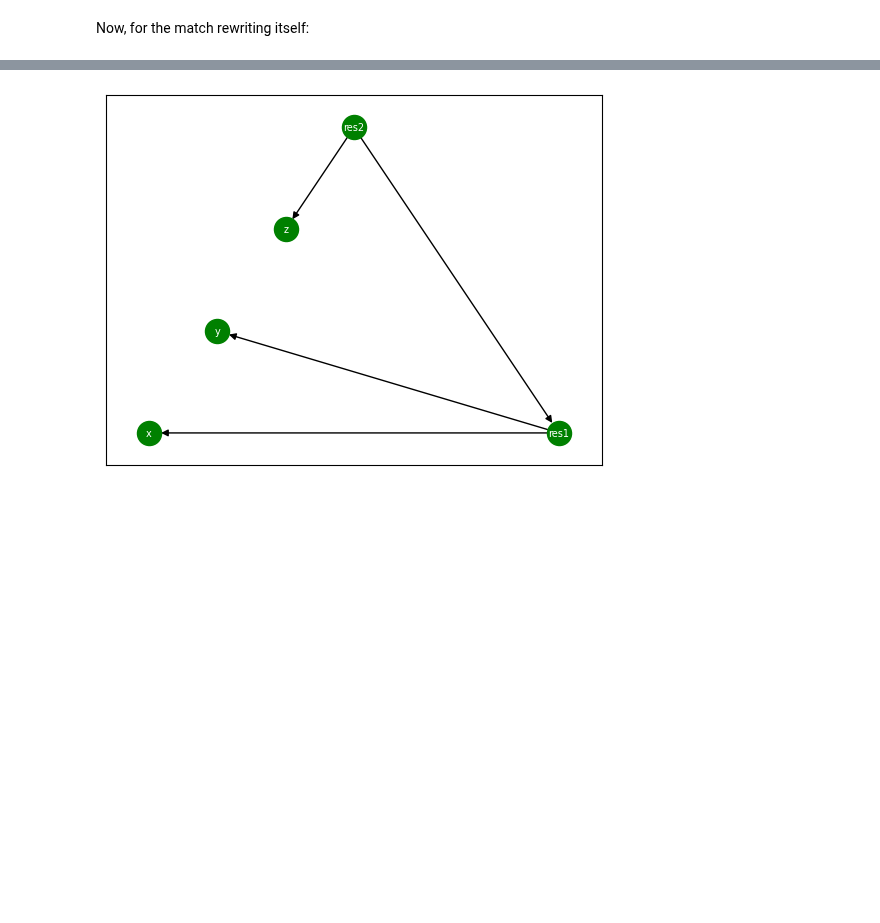
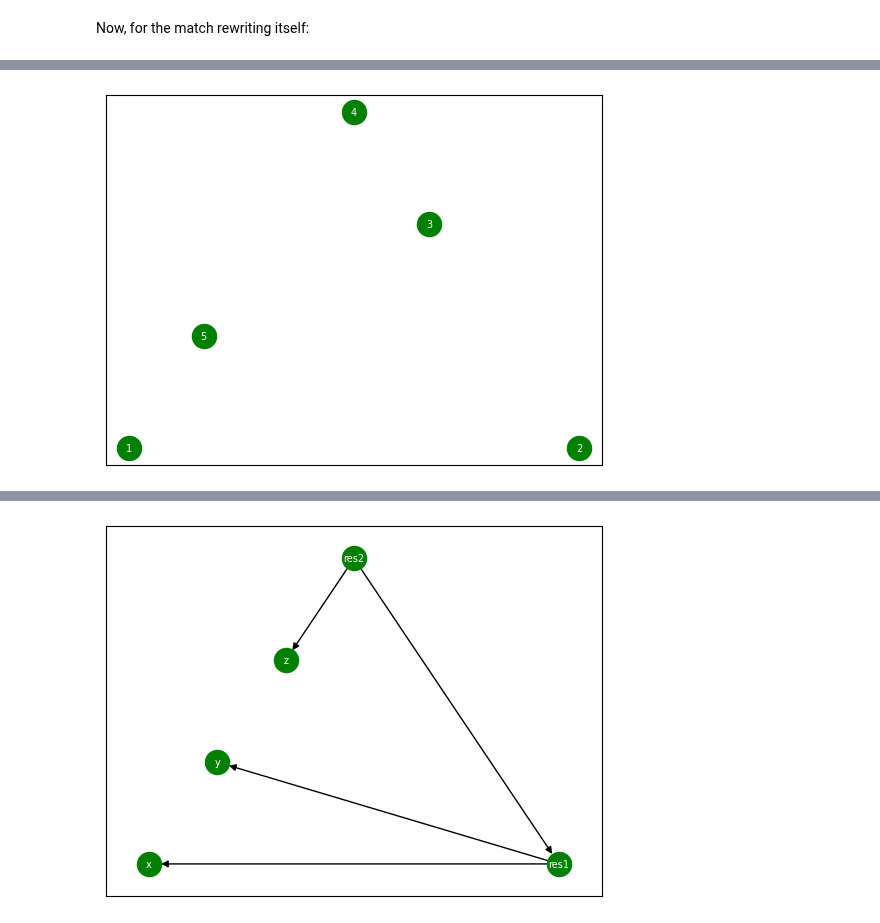
Before and after one commit to DeanLight/graph_rewrite, a Jupyter notebook: nbs/06_transform.ipynb, the cells around one changed output, grey strips where cells are left out. Drawn from its saved outputs; the diff is of its cells as text; code cells hidden in the pictures; blank space fills up the shorter version.

```diff
--- a/nbs/06_transform.ipynb
+++ b/nbs/06_transform.ipynb
@@ -645,0 +656,15 @@ TODO: This section will have more unit-tests.
+# %%
+""" remove all edges.
+recursive so there won't be a corrupted match after deletion -
+in which the edges are already deleted
+"""
+input_graph = g.copy()
+matches = rewrite(input_graph,
+        lhs='a->b; a->c', p='a;b;c', is_recursive=True)
+for match in matches:
+    pass
+
+assert not input_graph.edges
+_plot_graph(input_graph)
+# %% [output]
+[figure, added]
```
Also changed, not shown: parts of 75 cells of this notebook, 11 other files.
